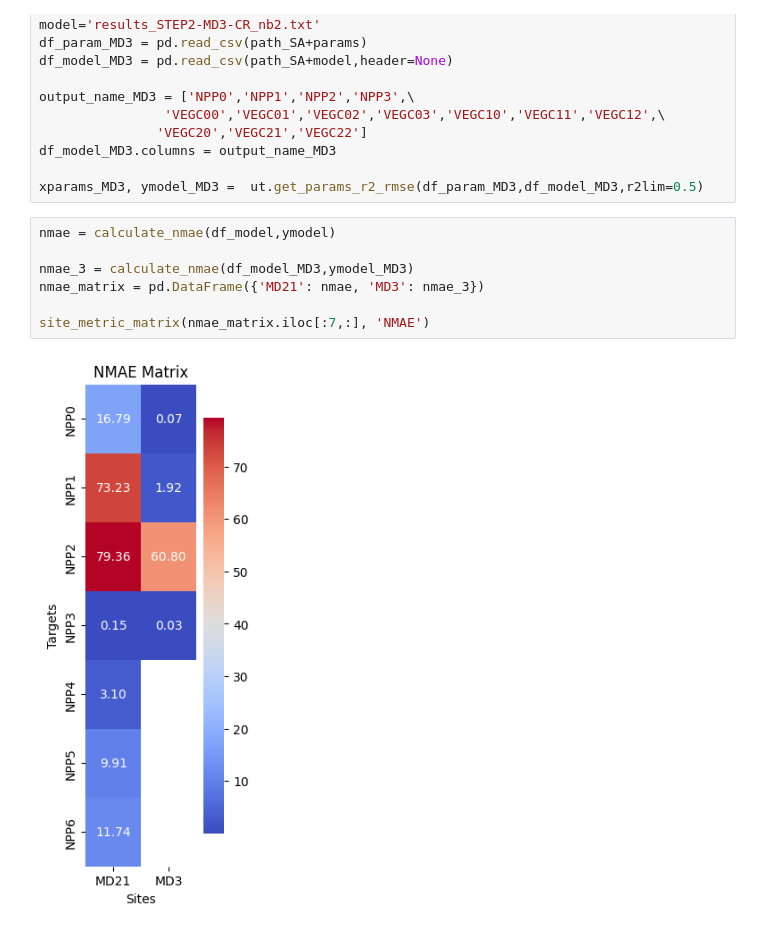
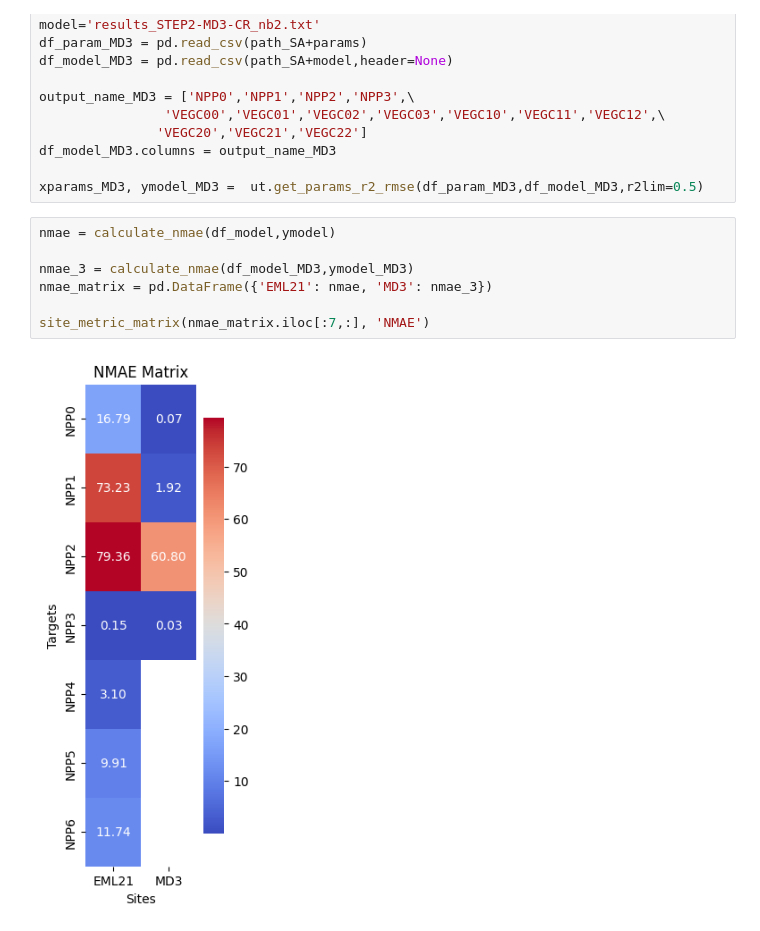
Before and after one commit to whrc/MADS-TEM-calibration, a Jupyter notebook: Paper_Figures.ipynb, the cells around one changed output. Saved outputs shown, nothing was run; the diff lists cells and outputs as text.

```diff
--- a/Paper_Figures.ipynb
+++ b/Paper_Figures.ipynb
@@ -135,12 +135,12 @@ xparams_MD3, ymodel_MD3 =  ut.get_params_r2_rmse(df_param_MD3,df_model_MD3,r2lim
 # %%
 nmae = calculate_nmae(df_model,ymodel)
 
 nmae_3 = calculate_nmae(df_model_MD3,ymodel_MD3)
-nmae_matrix = pd.DataFrame({'MD21': nmae, 'MD3': nmae_3})
+nmae_matrix = pd.DataFrame({'EML21': nmae, 'MD3': nmae_3})
 
 site_metric_matrix(nmae_matrix.iloc[:7,:], 'NMAE')
 # %% [output]
-[figure, old version]
+[figure, new version]
 # %%
 z=z_score(ymodel,df_model,output_name)
 z = pd.Series(z, dtype=float)
```
Also changed, not shown: parts of 4 cells of this notebook.
